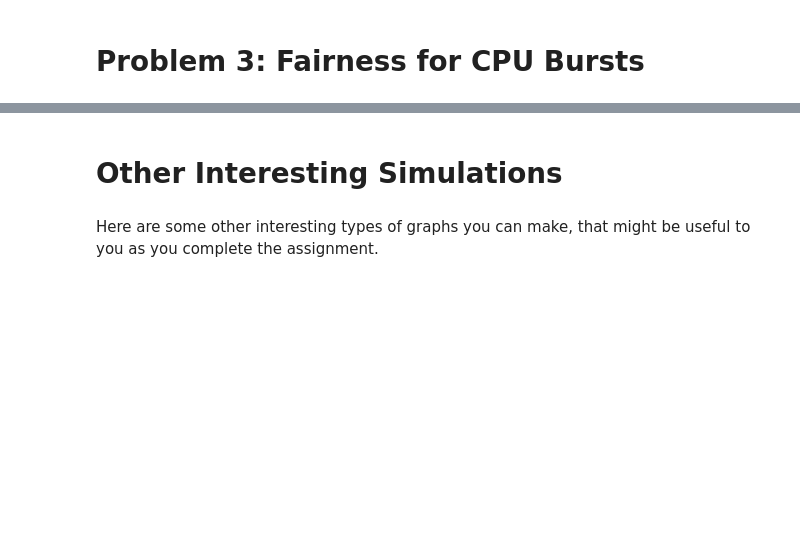
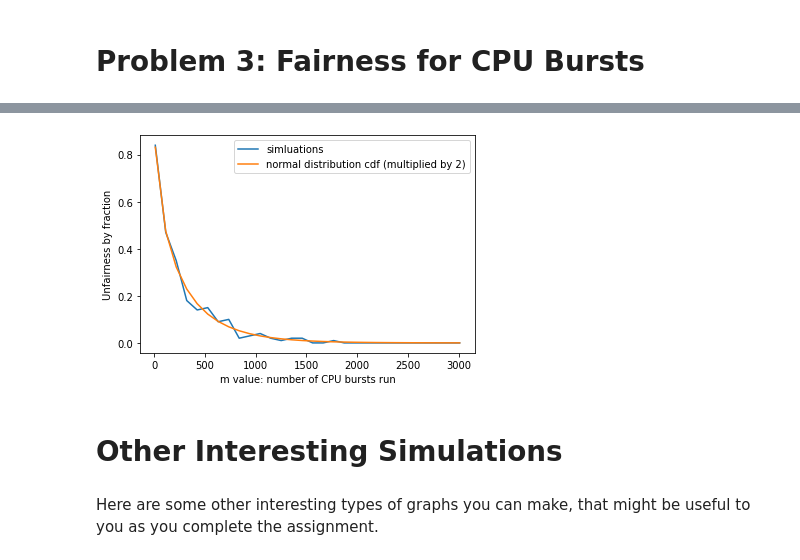
Before and after one commit to minkikim98/group1, a Jupyter notebook: schedlab/scheduling.ipynb, the cells around one changed output, grey strips where cells are left out. Cells and saved outputs as stored; diff of their text form; code cells hidden in the pictures; blank space fills up the shorter version.

Commit message:
push the code for task 3

```diff
--- a/schedlab/scheduling.ipynb
+++ b/schedlab/scheduling.ipynb
@@ -952,11 +943,11 @@ import bisect
 
 def create_problem3_task(lmbda, num_bursts):
     # YOUR CODE HERE
-    #return make_exp_arrivals_periodic(lmbda, num_bursts, 1)[0]
     bursts = np.random.exponential(1/lmbda, num_bursts)
     total = sum(bursts)
     burst_fun = iter(bursts)
-    return Task(np.random.exponential(1/lmbda), total, lambda x: next(burst_fun), nowait)
+    #return Task(np.random.exponential(1/lmbda), total, lambda x: next(burst_fun), nowait)
+    return Task(0, total, lambda x: next(burst_fun), nowait)
 
 
 def create_problem3_workload(lmbda, num_bursts):
@@ -985,0 +977,18 @@ Fraction of runs that were unfair: 0.0
+# %%
+m_sets = np.linspace(10, 3010, 30)
+m_sets = [int(m) for m in m_sets]
+simulations = []
+N = 1.1
+for m in m_sets:
+    TRIALS = 100
+    unfair_count = 0
+    fair_count = 0
+    for _ in range(TRIALS):
+        fcfs_cpu = fcfs(create_problem3_workload(1.0, m), False)
+        elapsed_0 = fcfs_cpu.threads[0].elapsed_time
+        elapsed_1 = fcfs_cpu.threads[1].elapsed_time
+        if elapsed_0 / elapsed_1 > N or elapsed_1 / elapsed_0 > N:
+            unfair_count += 1
+        else:
+            fair_count += 1
+    simulations.append(unfair_count / (fair_count + unfair_count))
@@ -985,0 +1015,12 @@ Fraction of runs that were unfair: 0.0
+# %%
+"""
+from scipy.stats import norm
+def x(a, b):
+    return - a ** .5 * (b - 1)/(b**2 + 1)**.5
+normal = []
+N = 1.1
+for m in m_sets:
+    normal.append(norm.cdf(x(N, 1.1))*2)
+
+Run this locally. """
+normal = [0.8315470704778254, 0.4745713584074295, 0.3228475967534483, 0.22885495907603282, 0.16651660175569216, 0.12253504716902494, 0.09133536959587099, 0.06838910618262406, 0.05164195391217577, 0.03906776269343469, 0.029744787357622832, 0.022716624788158203, 0.017349855390143457, 0.013315542186893592, 0.01021343875316257, 0.007867680954957495, 0.006054746219968136, 0.00467773498104722, 0.003609346935945408, 0.0027950462460914686, 0.0021666437623346084, 0.0016769417736375437, 0.0013022269667864877, 0.0010095576998962175, 0.0007851478357337382, 0.0006095427828835414, 0.00047466062166390114, 0.00036894416862086034, 0.00028762341258399494, 0.0002237994728499521]
@@ -986,3 +1047,12 @@ Fraction of runs that were unfair: 0.0
+# %%
+plt.xlabel("m value: number of CPU bursts run")
+plt.ylabel("Unfairness by fraction")
+plt.plot(m_sets, simulations, label="simluations")
+plt.plot(m_sets, normal, label="normal distribution cdf (multiplied by 2)")
+plt.legend()
+plt.show()
+# %% [output]
+[figure, added]
 # %% [markdown]
 # Other Interesting Simulations
 # %% [markdown]
```
Also changed, not shown: parts of 8 cells of this notebook.
